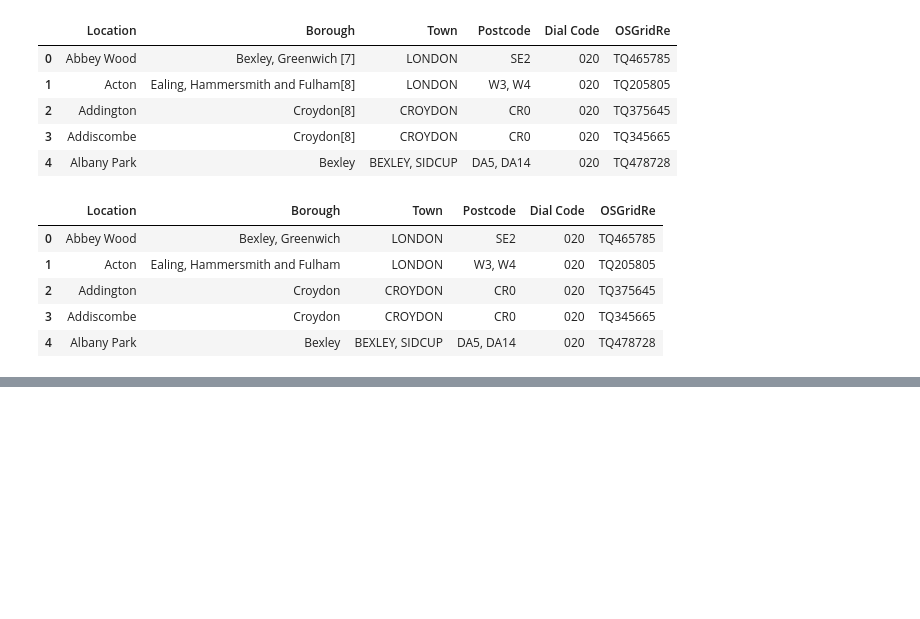
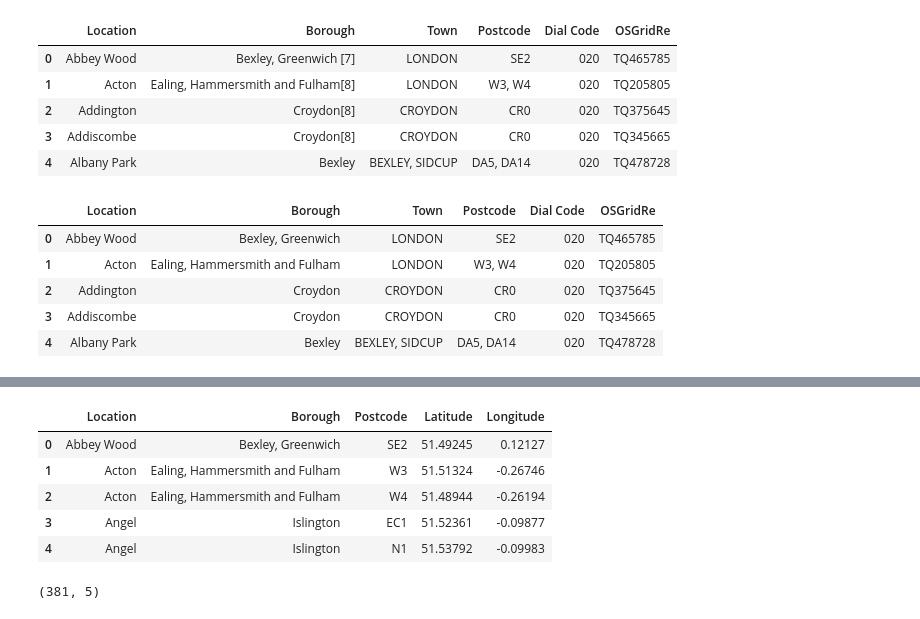
Before and after one commit to willokans/Coursera_Capstone, a Jupyter notebook: Part II - Restaurants in Dublin.ipynb, the cells around one changed output, grey strips where cells are left out. Drawn from its saved outputs; the diff is of its cells as text; code cells hidden in the pictures; blank space fills up the shorter version.

```diff
--- a/Part II - Restaurants in Dublin.ipynb
+++ b/Part II - Restaurants in Dublin.ipynb
@@ -151,0 +228,3 @@ df.head(5)
+# %%
+df_London = df_source_london_data
+df_London.to_csv('LondonLocations.csv', index = False)
@@ -151,0 +233,8 @@ df.head(5)
+# %%
+#defind function getLngLat
+def get_latlng(arcgis_geocoder):
+    lat_lng_coords = None
+    while(lat_lng_coords is None):
+        g = geocoder.arcgis('{}, London, United Kingdom'.format(arcgis_geocoder))
+        lat_lng_coords = g.latlng
+    return lat_lng_coords
@@ -151,0 +265,19 @@ df.head(5)
+# %%
+df_london_loc = df_London
+
+df_london_coordinates = pd.DataFrame(coordinates, columns = ['Latitude', 'Longitude'])
+df_london_loc['Latitude'] = df_london_coordinates['Latitude']
+df_london_loc['Longitude'] = df_london_coordinates['Longitude']
+df_london_loc.head(5)
+# %% [output]
+|  | Location | Borough | Postcode | Latitude | Longitude |
+| 0 | Abbey Wood | Bexley, Greenwich | SE2 | 51.49245 | 0.12127 |
+| 1 | Acton | Ealing, Hammersmith and Fulham | W3 | 51.51324 | -0.26746 |
+| 2 | Acton | Ealing, Hammersmith and Fulham | W4 | 51.48944 | -0.26194 |
+| 3 | Angel | Islington | EC1 | 51.52361 | -0.09877 |
+| 4 | Angel | Islington | N1 | 51.53792 | -0.09983 |
+# %%
+df_london_loc.to_csv('LondonLocationsAndCoordinates.csv', index=False)
+df_london_loc.shape
+# %% [output]
+(381, 5)
```
Also changed, not shown: parts of 18 cells of this notebook.
